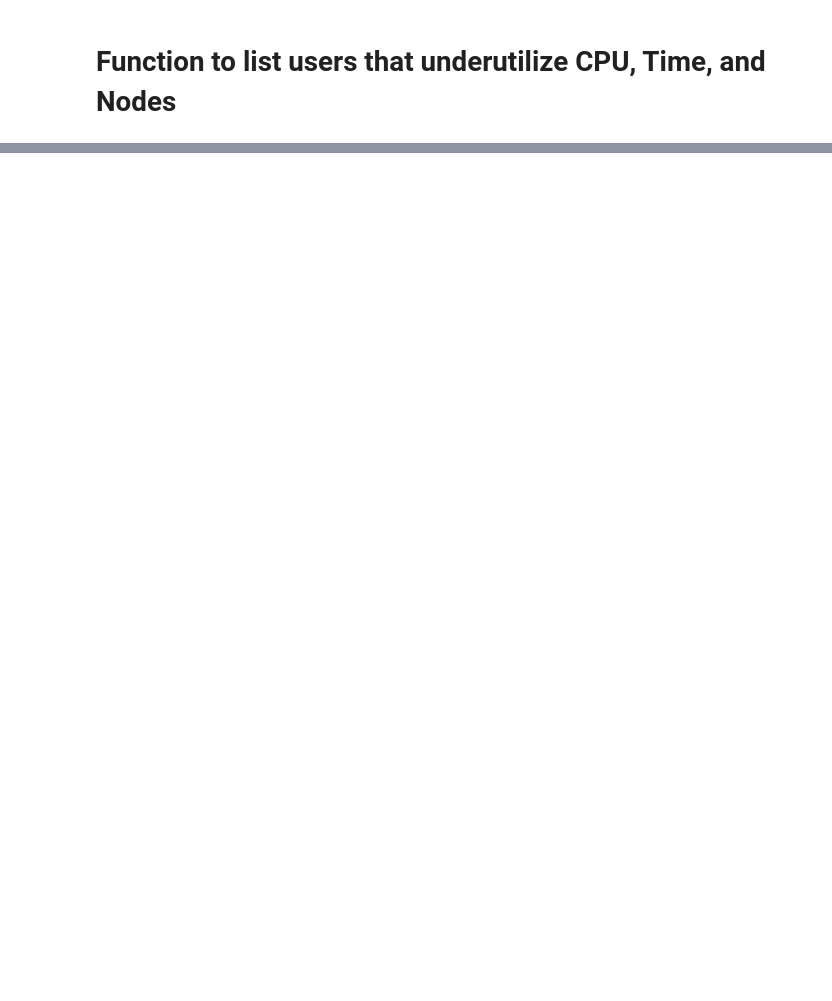
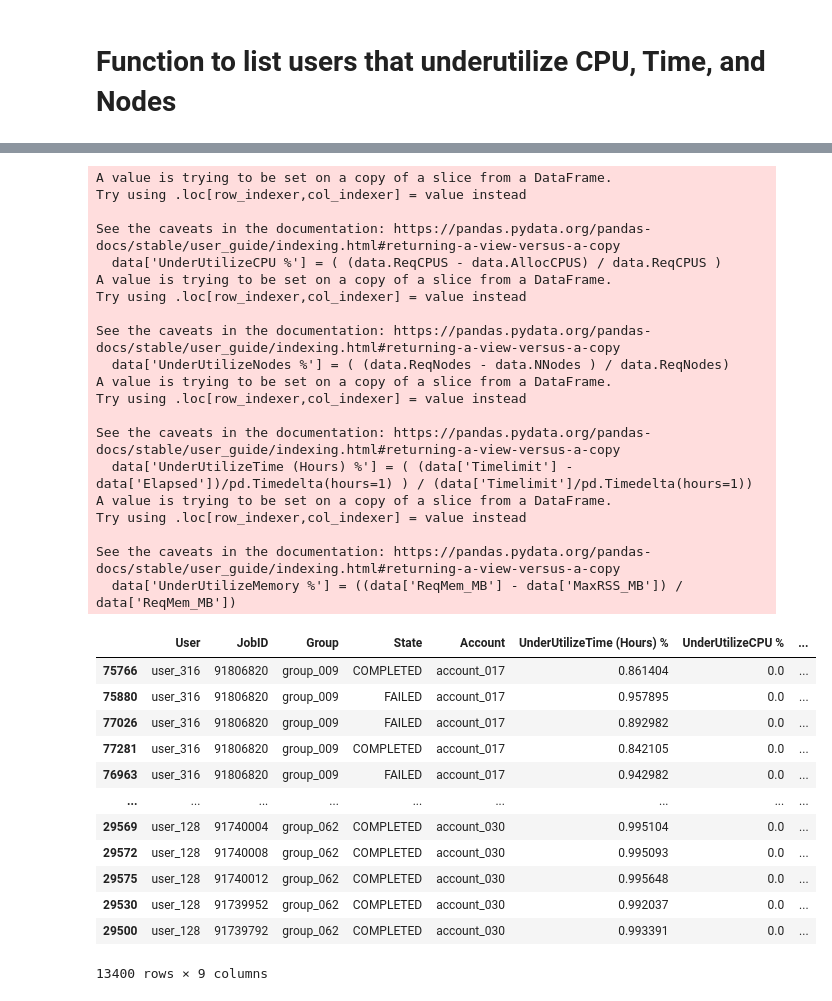
Before and after one commit to tairaeli/ICER_user_data_analytics, a Jupyter notebook: IdentifyUnderUtilizersSLURM-Analysis.ipynb, the cells around one changed output, grey strips where cells are left out. Drawn from its saved outputs; the diff is of its cells as text; code cells hidden in the pictures; blank space fills up the shorter version.

Commit message:
groupby and percent func complete

```diff
--- a/IdentifyUnderUtilizersSLURM-Analysis.ipynb
+++ b/IdentifyUnderUtilizersSLURM-Analysis.ipynb
@@ -322,0 +390,69 @@ memory usage: 719.1+ KB
+# %%
+def FindUnterutilizerSLURM(data, time_threshold, cpu_threshold, nodes_threshold, memory_threshold):
+    """
+    Identifies underutilized SLURM job resources based on specified thresholds for time, CPU, nodes, and memory usage,
+    returning a DataFrame that highlights these jobs along with their underutilization percentage
+
+    Parameters:
+    :param data: DataFrame with SLURM job records.
+    :param time_threshold: Minimum fraction of hours underutilization to be included.
+    :param cpu_threshold: Minimum fraction of CPUs underutilization to be included.
+    :param nodes_threshold: Minimum fraction of nodes underutilization to be included.
+    :param memory_threshold: Minimum fraction (decimal, not percentage) of memory underutilization for inclusion.
+
+    Returns:
+    DataFrame with columns for 'User', 'JobID', 'Group', 'State', 'Account', and underutilized % resources.
+    """
+
+    # Calculate underutilized resources %
+    data['UnderUtilizeCPU %'] = ( (data.ReqCPUS - data.AllocCPUS) / data.ReqCPUS )
+    data['UnderUtilizeNodes %'] = ( (data.ReqNodes - data.NNodes ) / data.ReqNodes)
+    data['UnderUtilizeTime (Hours) %'] = ( (data['Timelimit'] - data['Elapsed'])/pd.Timedelta(hours=1) ) / (data['Timelimit']/pd.Timedelta(hours=1))
+    data['UnderUtilizeMemory %'] = ((data['ReqMem_MB'] - data['MaxRSS_MB']) / data['ReqMem_MB'])
+
+    # Apply thresholds and filter rows
+    filtered_data = data.loc[
+        (data['UnderUtilizeCPU %'] > cpu_threshold) |
+        (data['UnderUtilizeNodes %'] > nodes_threshold) |
+        (data['UnderUtilizeTime (Hours) %'] > time_threshold) |
+        (data['UnderUtilizeMemory %'] > memory_threshold)
+    ]
+
+    return filtered_data[['User', 'JobID', 'Group', 'State', 'Account', 'UnderUtilizeTime (Hours) %', 'UnderUtilizeCPU %', 'UnderUtilizeNodes %', 'UnderUtilizeMemory %']]
+# %%
+Underutilized_df = FindUnterutilizerSLURM(slurm_cleaned,time_threshold=0.6, cpu_threshold=0.6, nodes_threshold=0.6, memory_threshold=0.95)
+Underutilized_df
+# %% [output]
+A value is trying to be set on a copy of a slice from a DataFrame.
+Try using .loc[row_indexer,col_indexer] = value instead
+
+See the caveats in the documentation: https://pandas.pydata.org/pandas-docs/stable/user_guide/indexing.html#returning-a-view-versus-a-copy
+  data['UnderUtilizeCPU %'] = ( (data.ReqCPUS - data.AllocCPUS) / data.ReqCPUS )
+A value is trying to be set on a copy of a slice from a DataFrame.
+Try using .loc[row_indexer,col_indexer] = value instead
+
+See the caveats in the documentation: https://pandas.pydata.org/pandas-docs/stable/user_guide/indexing.html#returning-a-view-versus-a-copy
+  data['UnderUtilizeNodes %'] = ( (data.ReqNodes - data.NNodes ) / data.ReqNodes)
+A value is trying to be set on a copy of a slice from a DataFrame.
+Try using .loc[row_indexer,col_indexer] = value instead
+
+See the caveats in the documentation: https://pandas.pydata.org/pandas-docs/stable/user_guide/indexing.html#returning-a-view-versus-a-copy
+  data['UnderUtilizeTime (Hours) %'] = ( (data['Timelimit'] - data['Elapsed'])/pd.Timedelta(hours=1) ) / (data['Timelimit']/pd.Timedelta(hours=1))
+A value is trying to be set on a copy of a slice from a DataFrame.
+Try using .loc[row_indexer,col_indexer] = value instead
+
+See the caveats in the documentation: https://pandas.pydata.org/pandas-docs/stable/user_guide/indexing.html#returning-a-view-versus-a-copy
+  data['UnderUtilizeMemory %'] = ((data['ReqMem_MB'] - data['MaxRSS_MB']) / data['ReqMem_MB'])
+|  | User | JobID | Group | State | Account | UnderUtilizeTime (Hours) % | UnderUtilizeCPU % | ... |
+| 75766 | user_316 | 91806820 | group_009 | COMPLETED | account_017 | 0.861404 | 0.0 | ... |
+| 75880 | user_316 | 91806820 | group_009 | FAILED | account_017 | 0.957895 | 0.0 | ... |
+| 77026 | user_316 | 91806820 | group_009 | FAILED | account_017 | 0.892982 | 0.0 | ... |
+| 77281 | user_316 | 91806820 | group_009 | COMPLETED | account_017 | 0.842105 | 0.0 | ... |
+| 76963 | user_316 | 91806820 | group_009 | FAILED | account_017 | 0.942982 | 0.0 | ... |
+| ... | ... | ... | ... | ... | ... | ... | ... | ... |
+| 29569 | user_128 | 91740004 | group_062 | COMPLETED | account_030 | 0.995104 | 0.0 | ... |
+| 29572 | user_128 | 91740008 | group_062 | COMPLETED | account_030 | 0.995093 | 0.0 | ... |
+| 29575 | user_128 | 91740012 | group_062 | COMPLETED | account_030 | 0.995648 | 0.0 | ... |
+| 29530 | user_128 | 91739952 | group_062 | COMPLETED | account_030 | 0.992037 | 0.0 | ... |
+| 29500 | user_128 | 91739792 | group_062 | COMPLETED | account_030 | 0.993391 | 0.0 | ... |
+13400 rows × 9 columns
```
Also changed, not shown: parts of 11 cells of this notebook.
